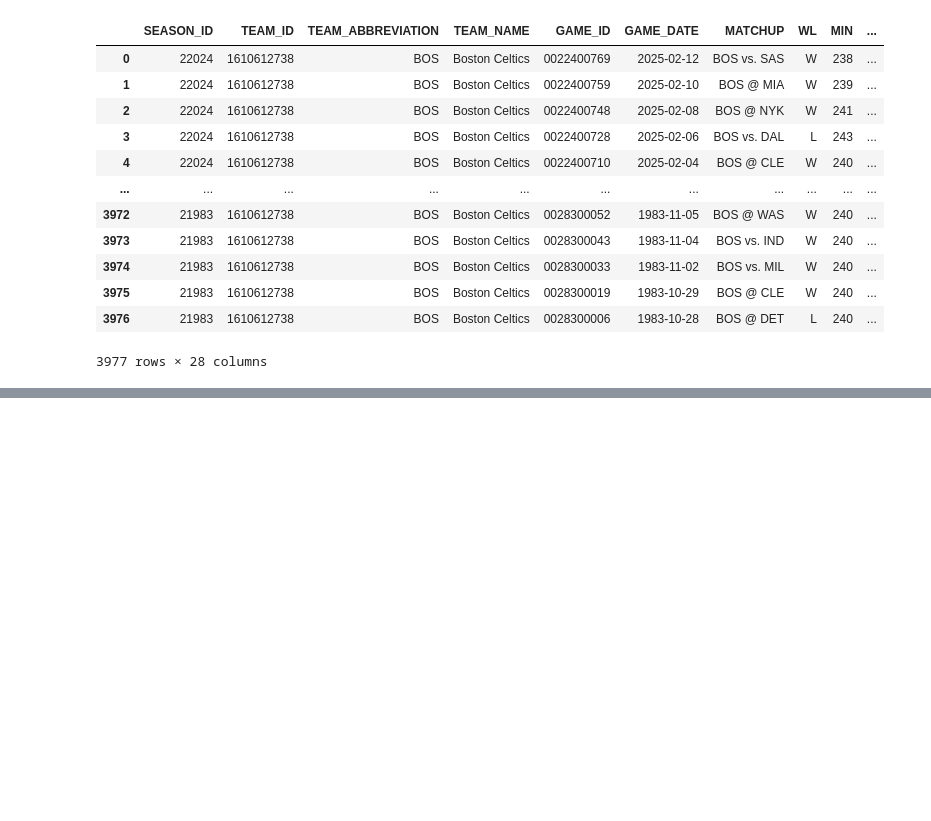
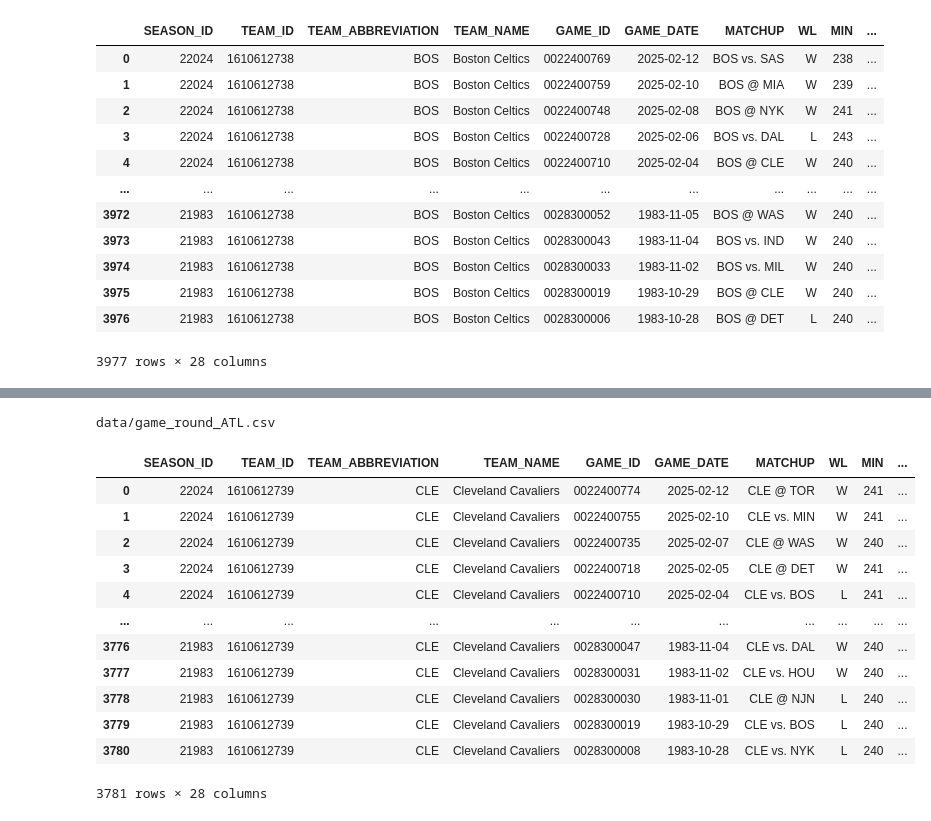
Before and after one commit to WasVelinn/2ndProject, a Jupyter notebook: Untitled.ipynb, the cells around one changed output, grey strips where cells are left out. Saved outputs shown, nothing was run; the diff lists cells and outputs as text; code cells hidden in the pictures; blank space fills up the shorter version.

```diff
--- a/Untitled.ipynb
+++ b/Untitled.ipynb
@@ -424,0 +659,22 @@ Name: WL_label, Length: 3693, dtype: int64
+# %%
+team = game_round[0]['TEAM_ABBREVIATION'].unique()[0]
+filename = 'data/game_round_' + team + '.csv'
+print(filename)
+# %% [output]
+data/game_round_ATL.csv
+# %%
+new_game_data[1]
+# %% [output]
+|  | SEASON_ID | TEAM_ID | TEAM_ABBREVIATION | TEAM_NAME | GAME_ID | GAME_DATE | MATCHUP | WL | MIN | ... |
+| 0 | 22024 | 1610612739 | CLE | Cleveland Cavaliers | 0022400774 | 2025-02-12 | CLE @ TOR | W | 241 | ... |
+| 1 | 22024 | 1610612739 | CLE | Cleveland Cavaliers | 0022400755 | 2025-02-10 | CLE vs. MIN | W | 241 | ... |
+| 2 | 22024 | 1610612739 | CLE | Cleveland Cavaliers | 0022400735 | 2025-02-07 | CLE @ WAS | W | 240 | ... |
+| 3 | 22024 | 1610612739 | CLE | Cleveland Cavaliers | 0022400718 | 2025-02-05 | CLE @ DET | W | 241 | ... |
+| 4 | 22024 | 1610612739 | CLE | Cleveland Cavaliers | 0022400710 | 2025-02-04 | CLE vs. BOS | L | 241 | ... |
+| ... | ... | ... | ... | ... | ... | ... | ... | ... | ... | ... |
+| 3776 | 21983 | 1610612739 | CLE | Cleveland Cavaliers | 0028300047 | 1983-11-04 | CLE vs. DAL | W | 240 | ... |
+| 3777 | 21983 | 1610612739 | CLE | Cleveland Cavaliers | 0028300031 | 1983-11-02 | CLE vs. HOU | W | 240 | ... |
+| 3778 | 21983 | 1610612739 | CLE | Cleveland Cavaliers | 0028300030 | 1983-11-01 | CLE @ NJN | L | 240 | ... |
+| 3779 | 21983 | 1610612739 | CLE | Cleveland Cavaliers | 0028300019 | 1983-10-29 | CLE vs. BOS | L | 240 | ... |
+| 3780 | 21983 | 1610612739 | CLE | Cleveland Cavaliers | 0028300008 | 1983-10-28 | CLE vs. NYK | L | 240 | ... |
+3781 rows × 28 columns
```
Also changed, not shown: parts of 122 cells of this notebook.
